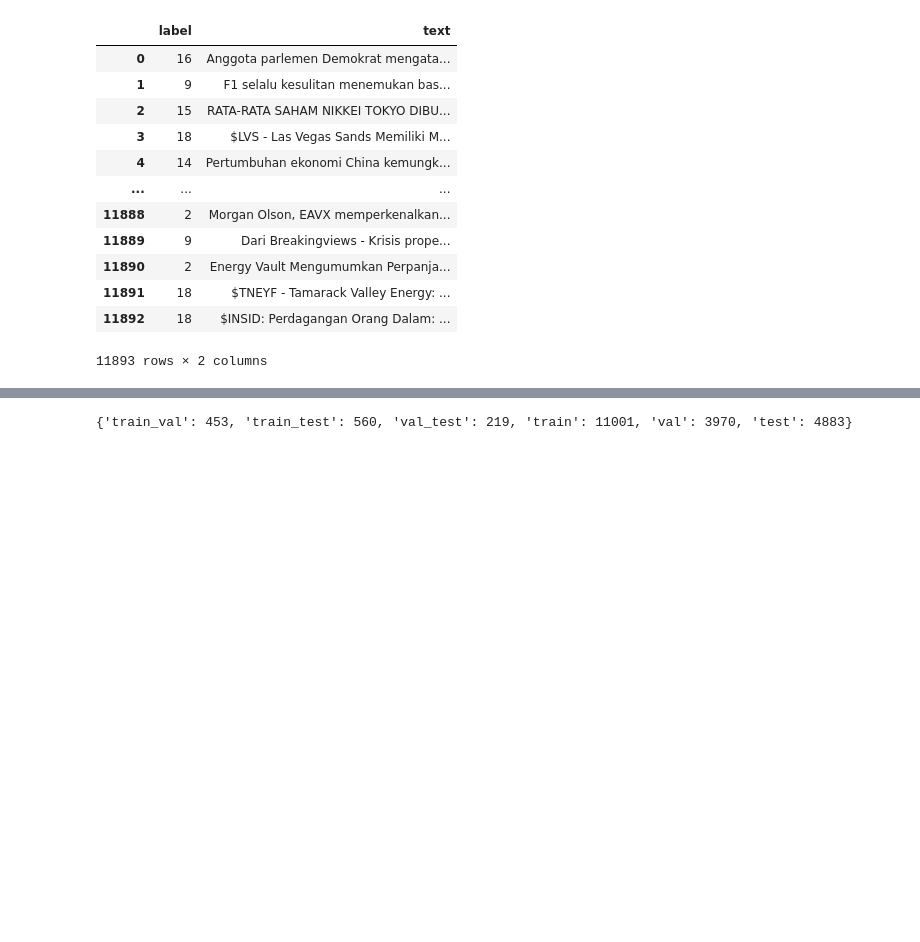
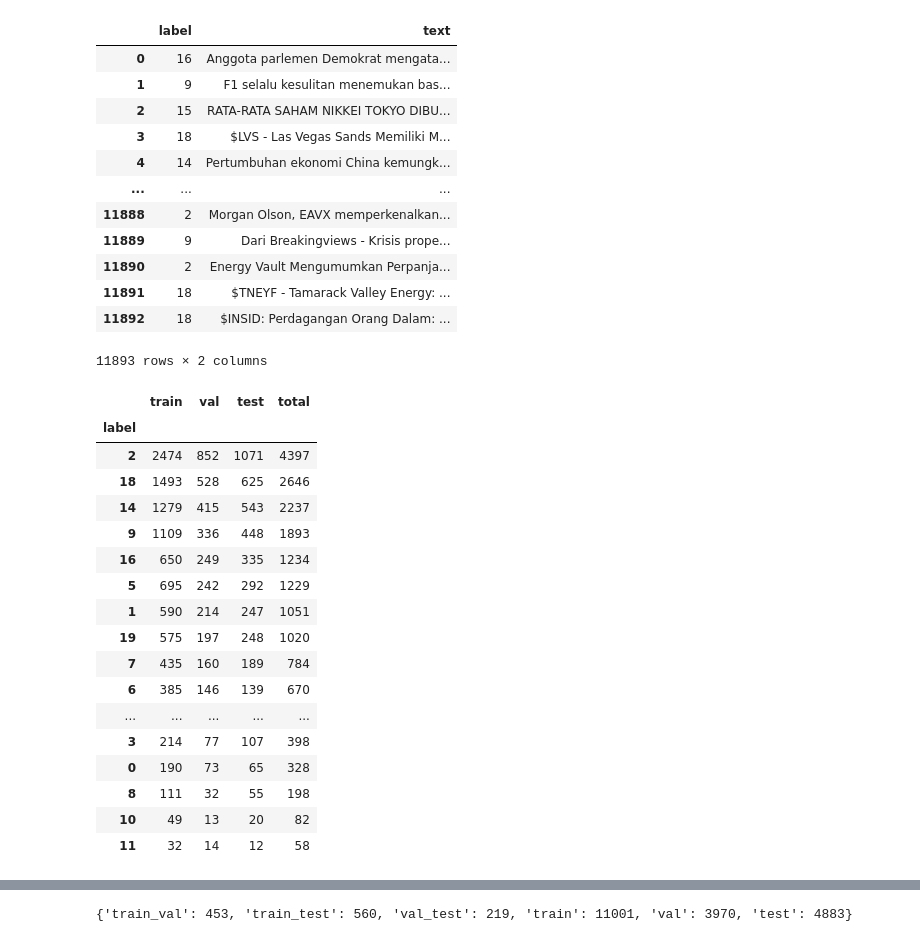
Before and after one commit to aininz/3-stage-topic-classifier, a Jupyter notebook: news_classification_2.ipynb, the cells around one changed output, grey strips where cells are left out. Saved outputs shown, nothing was run; the diff lists cells and outputs as text; code cells hidden in the pictures; blank space fills up the shorter version.

```diff
--- a/news_classification_2.ipynb
+++ b/news_classification_2.ipynb
@@ -60,3 +63,39 @@ train_df
 | 11891 | 18 | $TNEYF - Tamarack Valley Energy: ... |
 | 11892 | 18 | $INSID: Perdagangan Orang Dalam: ... |
 11893 rows × 2 columns
+# %%
+label_col = "label"
+
+counts = pd.concat(
+    {
+        "train": train_df[label_col].value_counts(dropna=False),
+        "val":   val_df[label_col].value_counts(dropna=False),
+        "test":  test_df[label_col].value_counts(dropna=False),
+    },
+    axis=1
+).fillna(0).astype(int)
+
+counts["total"] = counts.sum(axis=1)
+
+counts = counts.sort_values("total", ascending=False)
+
+counts
+# %% [output]
+|  | train | val | test | total |
+| label |  |  |  |  |
+| 2 | 2474 | 852 | 1071 | 4397 |
+| 18 | 1493 | 528 | 625 | 2646 |
+| 14 | 1279 | 415 | 543 | 2237 |
+| 9 | 1109 | 336 | 448 | 1893 |
+| 16 | 650 | 249 | 335 | 1234 |
+| 5 | 695 | 242 | 292 | 1229 |
+| 1 | 590 | 214 | 247 | 1051 |
+| 19 | 575 | 197 | 248 | 1020 |
+| 7 | 435 | 160 | 189 | 784 |
+| 6 | 385 | 146 | 139 | 670 |
+| ... | ... | ... | ... | ... |
+| 3 | 214 | 77 | 107 | 398 |
+| 0 | 190 | 73 | 65 | 328 |
+| 8 | 111 | 32 | 55 | 198 |
+| 10 | 49 | 13 | 20 | 82 |
+| 11 | 32 | 14 | 12 | 58 |
```
Also changed, not shown: parts of 3 cells of this notebook, 5 other files.
